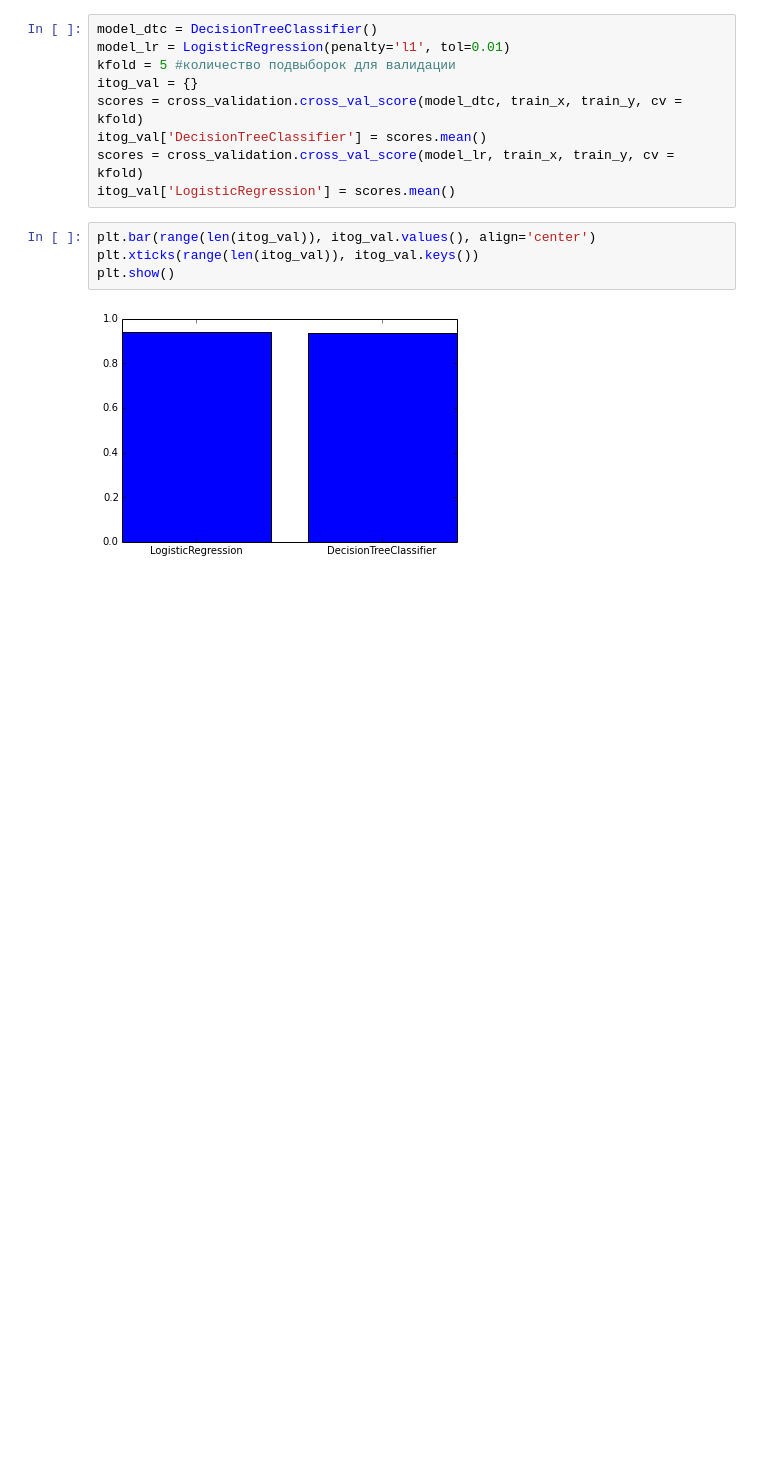
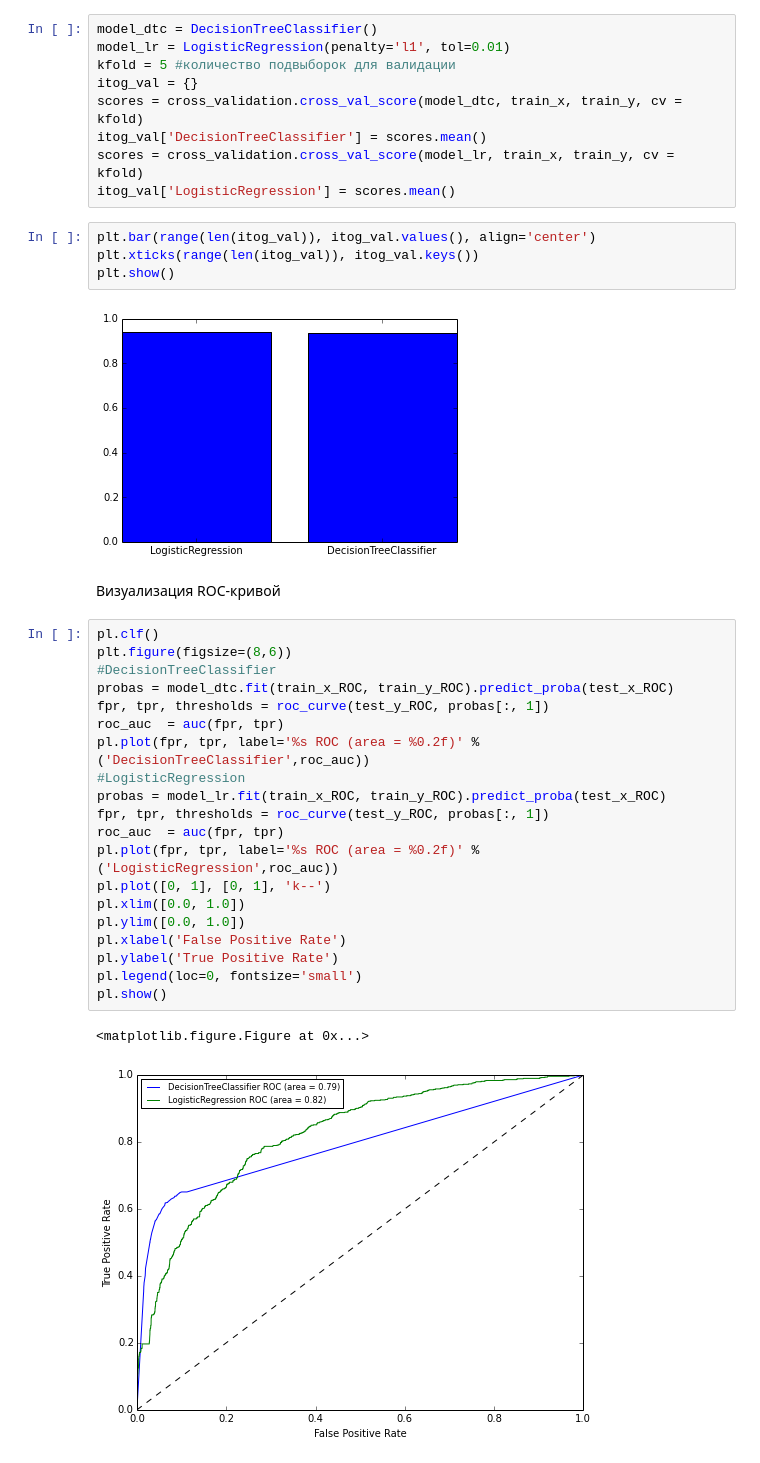
Before and after one commit to Evgeneus/InData-Labs-Contest, a Jupyter notebook: star_mission.ipynb, the cells around one changed output. Cells and saved outputs as stored; diff of their text form; blank space fills up the shorter version.

Commit message:
feature/roc-curve

```diff
--- a/star_mission.ipynb
+++ b/star_mission.ipynb
@@ -56,3 +59,28 @@ plt.xticks(range(len(itog_val)), itog_val.keys())
 plt.show()
 # %% [output]
 [figure]
+# %% [markdown]
+Визуализация ROC-кривой
+# %%
+pl.clf()
+plt.figure(figsize=(8,6))
+#DecisionTreeClassifier
+probas = model_dtc.fit(train_x_ROC, train_y_ROC).predict_proba(test_x_ROC)
+fpr, tpr, thresholds = roc_curve(test_y_ROC, probas[:, 1])
+roc_auc  = auc(fpr, tpr)
+pl.plot(fpr, tpr, label='%s ROC (area = %0.2f)' % ('DecisionTreeClassifier',roc_auc))
+#LogisticRegression
+probas = model_lr.fit(train_x_ROC, train_y_ROC).predict_proba(test_x_ROC)
+fpr, tpr, thresholds = roc_curve(test_y_ROC, probas[:, 1])
+roc_auc  = auc(fpr, tpr)
+pl.plot(fpr, tpr, label='%s ROC (area = %0.2f)' % ('LogisticRegression',roc_auc))
+pl.plot([0, 1], [0, 1], 'k--')
+pl.xlim([0.0, 1.0])
+pl.ylim([0.0, 1.0])
+pl.xlabel('False Positive Rate')
+pl.ylabel('True Positive Rate')
+pl.legend(loc=0, fontsize='small')
+pl.show()
+# %% [output]
+<matplotlib.figure.Figure at 0x...>
+[figure, added]
```
Also changed, not shown: parts of 3 cells of this notebook.
